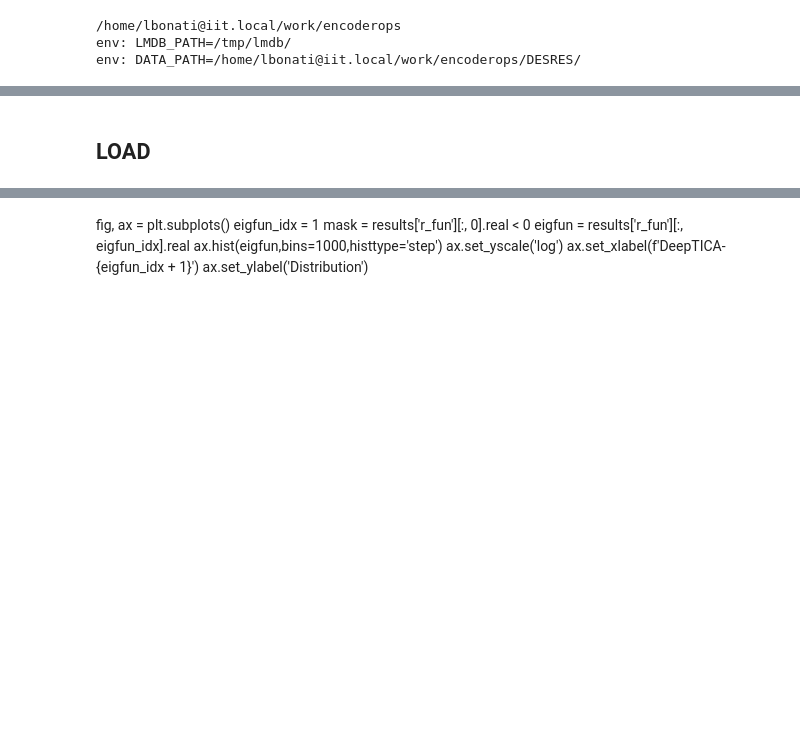
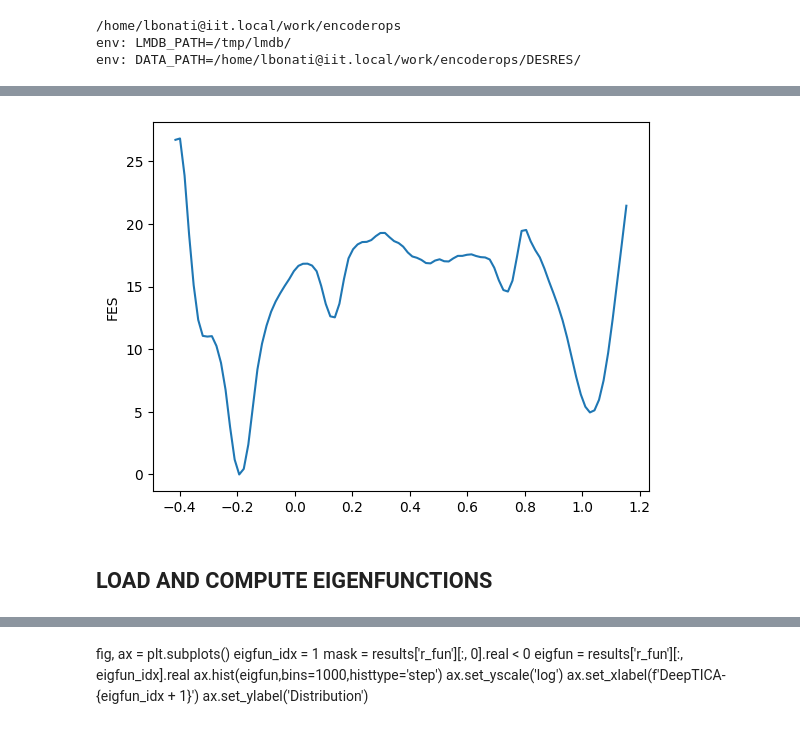
Before and after one commit to pietronvll/encoderops, a Jupyter notebook: analysis/trpcage.ipynb, the cells around one changed output, grey strips where cells are left out. Drawn from its saved outputs; the diff is of its cells as text; code cells hidden in the pictures; blank space fills up the shorter version.

```diff
--- a/analysis/trpcage.ipynb
+++ b/analysis/trpcage.ipynb
@@ -148,0 +152,9 @@ def descriptors(protein_id: str, sample_idxs: list[int] | None, descriptors=['di
+# %%
+df = pd.read_csv('analysis/trpcage/COLVAR_WITH_TICA.csv',index_col=0)
+
+subsample = 10
+df['time'] = df.index*subsample*0.2/1000
+
+df_r = df.rolling(5,min_periods=1).mean()
+
+df_r
@@ -149,5 +247,16 @@ def descriptors(protein_id: str, sample_idxs: list[int] | None, descriptors=['di
+# %%
+from mlcolvar.utils.fes import compute_fes
+with torch.no_grad():
+    s = df['TICA-1'].values
+fes,grid,bounds,error = compute_fes(s,
+    blocks=1,
+    temp=290,
+    bandwidth=0.01, scale_by='range',
+    plot=True, plot_max_fes=200,eps=1e-14)
+# %% [output]
+[figure, added]
 # %% [markdown]
-## LOAD
+## LOAD AND COMPUTE EIGENFUNCTIONS
 # %%
 protein_id = "2JOF"
 traj_id = 0
```
Also changed, not shown: parts of 26 cells of this notebook, 21 other files.
